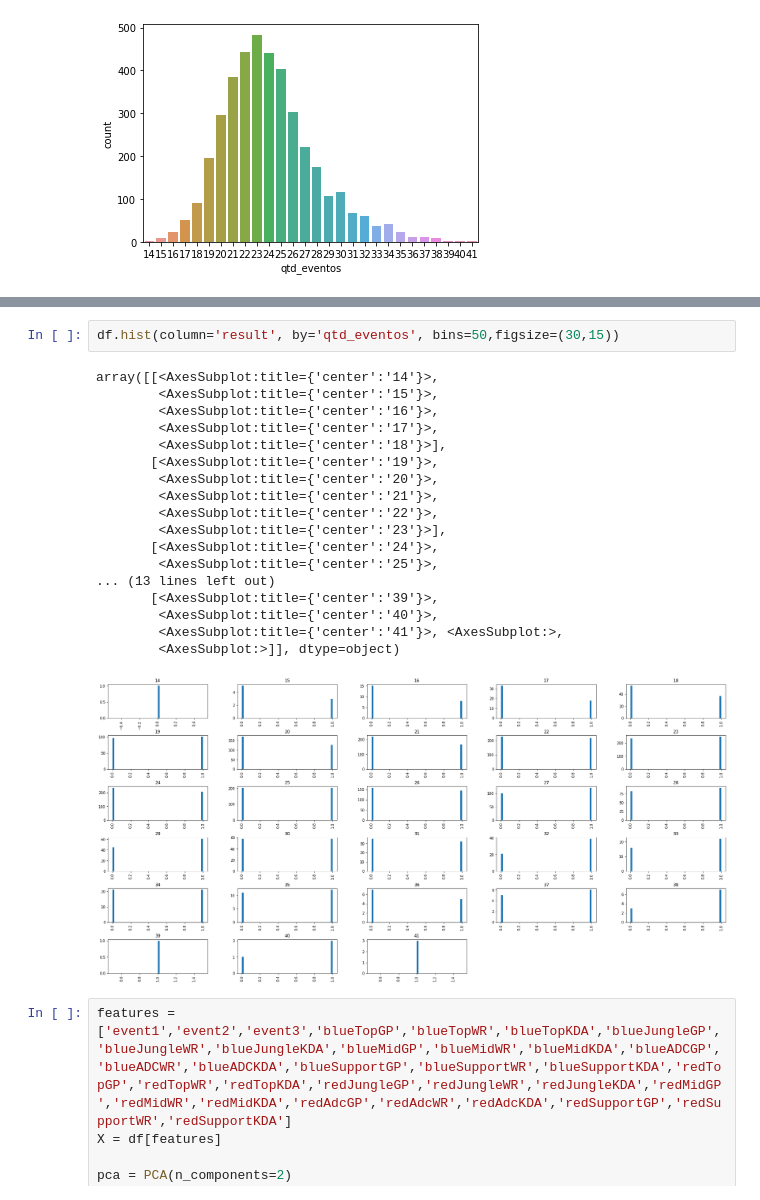
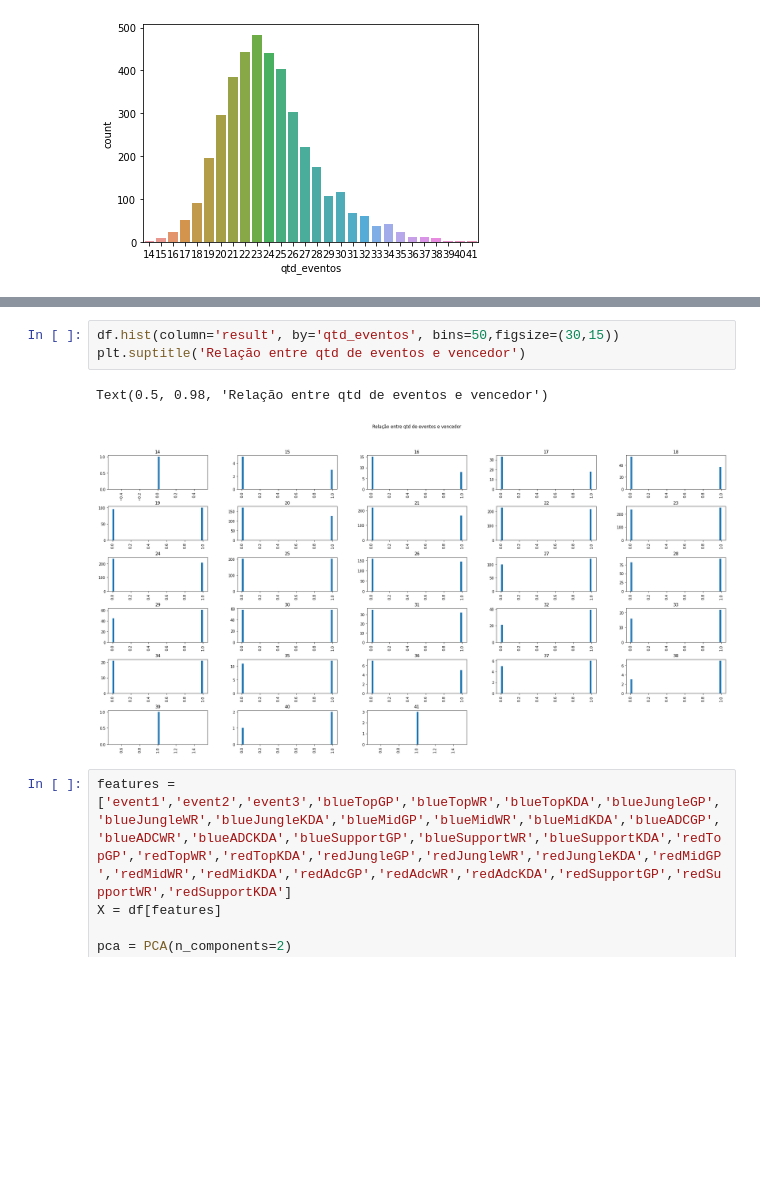
Before and after one commit to lincolncosta/tese, a Jupyter notebook: visualizacoes-dataset.ipynb, the cells around one changed output, grey strips where cells are left out. Drawn from its saved outputs; the diff is of its cells as text; blank space fills up the shorter version.

```diff
--- a/visualizacoes-dataset.ipynb
+++ b/visualizacoes-dataset.ipynb
@@ -104,24 +114,9 @@ plt.show()
 # %%
 df.hist(column='result', by='qtd_eventos', bins=50,figsize=(30,15))
+plt.suptitle('Relação entre qtd de eventos e vencedor')
 # %% [output]
-array([[<AxesSubplot:title={'center':'14'}>,
-        <AxesSubplot:title={'center':'15'}>,
-        <AxesSubplot:title={'center':'16'}>,
-        <AxesSubplot:title={'center':'17'}>,
-        <AxesSubplot:title={'center':'18'}>],
-       [<AxesSubplot:title={'center':'19'}>,
-        <AxesSubplot:title={'center':'20'}>,
-        <AxesSubplot:title={'center':'21'}>,
-        <AxesSubplot:title={'center':'22'}>,
-        <AxesSubplot:title={'center':'23'}>],
-       [<AxesSubplot:title={'center':'24'}>,
-        <AxesSubplot:title={'center':'25'}>,
-... (13 lines left out)
-       [<AxesSubplot:title={'center':'39'}>,
-        <AxesSubplot:title={'center':'40'}>,
-        <AxesSubplot:title={'center':'41'}>, <AxesSubplot:>,
-        <AxesSubplot:>]], dtype=object)
+Text(0.5, 0.98, 'Relação entre qtd de eventos e vencedor')
-[figure, old version]
+[figure, new version]
 # %%
 features = ['event1','event2','event3','blueTopGP','blueTopWR','blueTopKDA','blueJungleGP','blueJungleWR','blueJungleKDA','blueMidGP','blueMidWR','blueMidKDA','blueADCGP','blueADCWR','blueADCKDA','blueSupportGP','blueSupportWR','blueSupportKDA','redTopGP','redTopWR','redTopKDA','redJungleGP','redJungleWR','redJungleKDA','redMidGP','redMidWR','redMidKDA','redAdcGP','redAdcWR','redAdcKDA','redSupportGP','redSupportWR','redSupportKDA']
 X = df[features]
```
Also changed, not shown: parts of 3 cells of this notebook.
